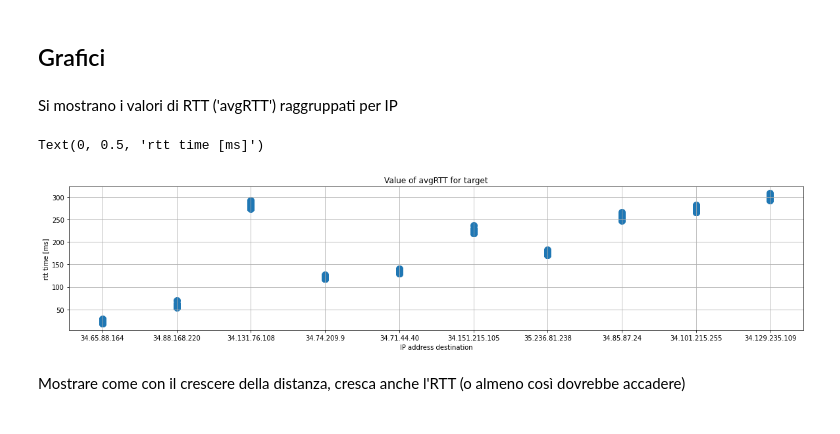
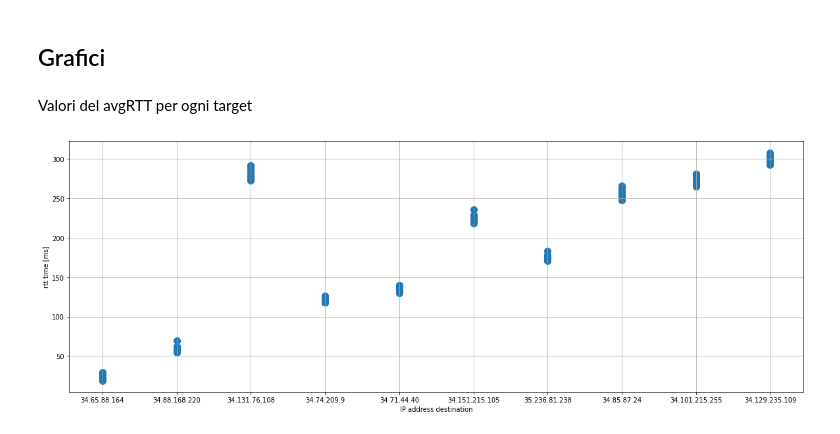
Before and after one commit to Davide-Lotito/EDI_labs, a Jupyter notebook: lab1/notebook/notebook.ipynb, the cells around one changed output. Saved outputs shown, nothing was run; the diff lists cells and outputs as text; code cells hidden in the pictures.

```diff
--- a/lab1/notebook/notebook.ipynb
+++ b/lab1/notebook/notebook.ipynb
@@ -155,16 +145,12 @@ IP_list = list(dict.fromkeys(df['destination'].tolist()))
 # %% [markdown]
 ## Grafici
-# %% [markdown]
-Si mostrano i valori di RTT ('avgRTT') raggruppati per IP
+# %% [markdown]
+Valori del avgRTT per ogni target
 # %%
 df.plot.scatter(x = 'destination', y = 'avgRTT', s = 100)
 plt.grid()
-plt.rcParams["figure.figsize"] = (20, 4)
-plt.title("Value of avgRTT for target")
 plt.xlabel("IP address destination")
 plt.ylabel("rtt time [ms]")
+plt.rcParams["figure.figsize"] = (20, 7)
 # %% [output]
-Text(0, 0.5, 'rtt time [ms]')
-[figure, old version]
+[figure, new version]
-# %% [markdown]
-Mostrare come con il crescere della distanza, cresca anche l'RTT (o almeno così dovrebbe accadere)
```
Also changed, not shown: parts of 10 cells of this notebook.
